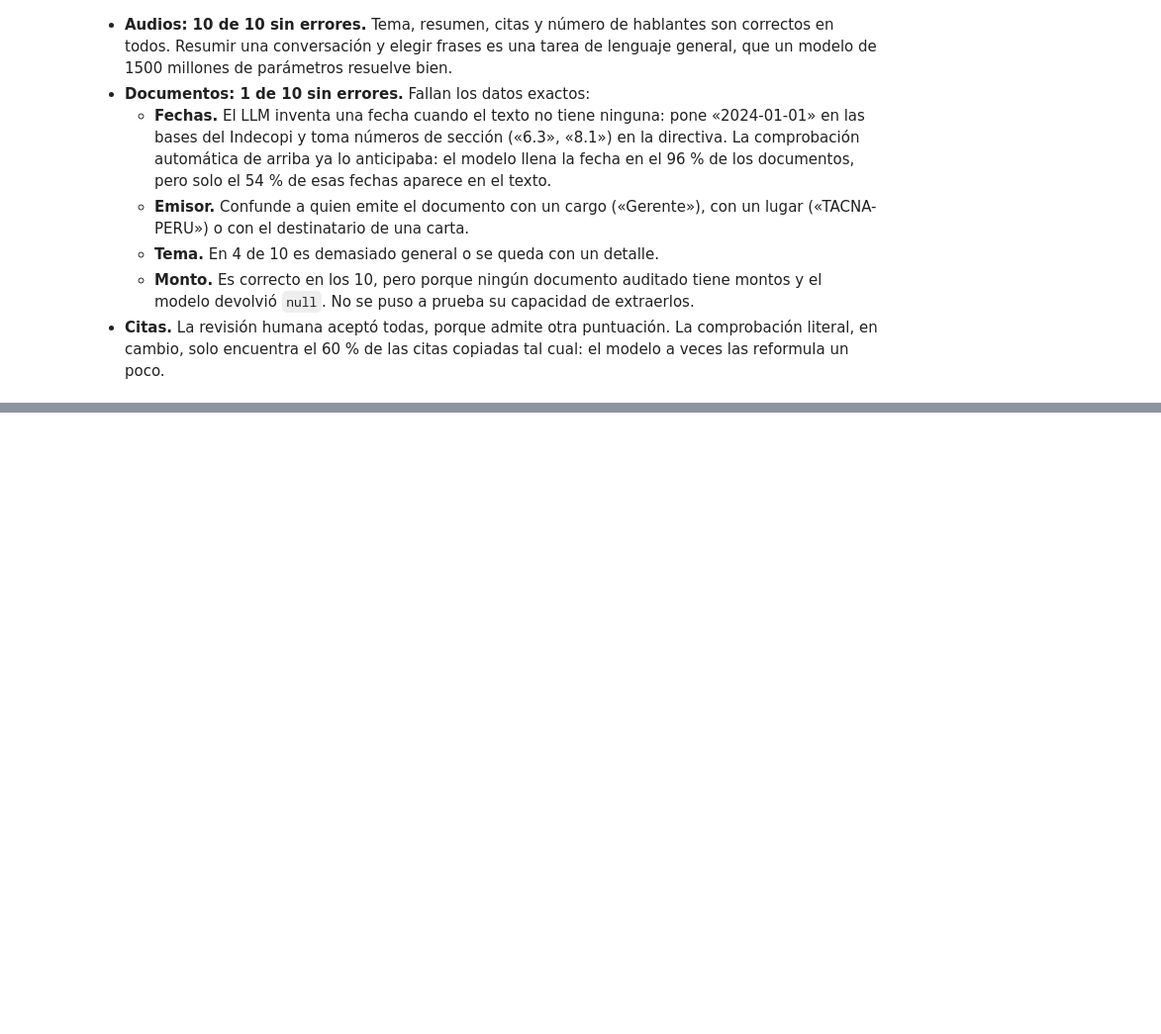
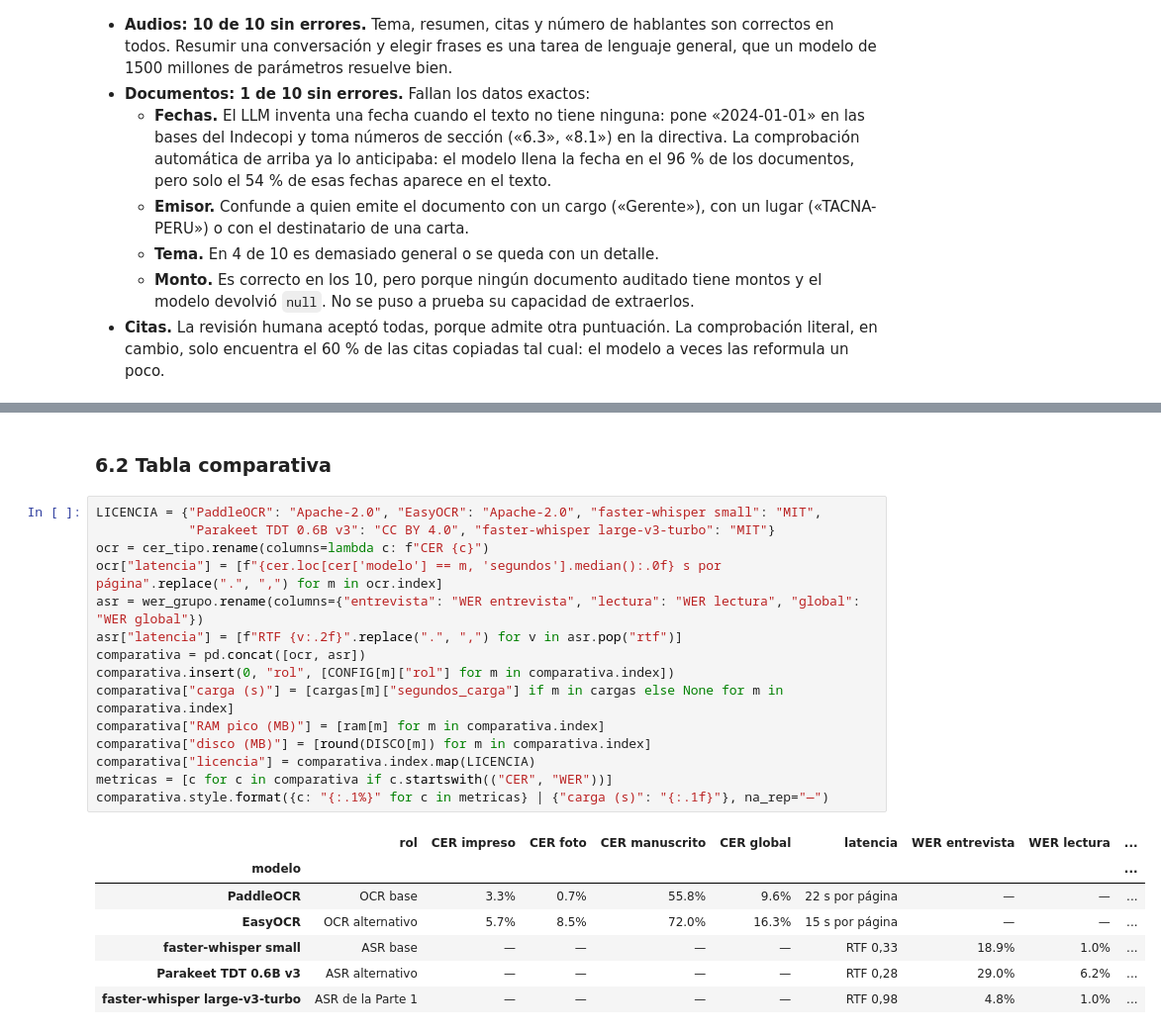
Before and after one commit to IvettexMamani/diplomado-python-2026, a Jupyter notebook: tarea_2/02_evaluacion.ipynb, the cells around one changed output, grey strips where cells are left out. Shown at 99% size. Saved outputs shown, nothing was run; the diff lists cells and outputs as text; blank space fills up the shorter version.

```diff
--- a/tarea_2/02_evaluacion.ipynb
+++ b/tarea_2/02_evaluacion.ipynb
@@ -912,0 +966,25 @@ auditoria.loc[auditoria["nota"] != "", ["id", "campo", "valor_llm", "nota"]]
+# %% [markdown]
+### 6.2 Tabla comparativa
+# %%
+LICENCIA = {"PaddleOCR": "Apache-2.0", "EasyOCR": "Apache-2.0", "faster-whisper small": "MIT",
+            "Parakeet TDT 0.6B v3": "CC BY 4.0", "faster-whisper large-v3-turbo": "MIT"}
+ocr = cer_tipo.rename(columns=lambda c: f"CER {c}")
+ocr["latencia"] = [f"{cer.loc[cer['modelo'] == m, 'segundos'].median():.0f} s por página".replace(".", ",") for m in ocr.index]
+asr = wer_grupo.rename(columns={"entrevista": "WER entrevista", "lectura": "WER lectura", "global": "WER global"})
+asr["latencia"] = [f"RTF {v:.2f}".replace(".", ",") for v in asr.pop("rtf")]
+comparativa = pd.concat([ocr, asr])
+comparativa.insert(0, "rol", [CONFIG[m]["rol"] for m in comparativa.index])
+comparativa["carga (s)"] = [cargas[m]["segundos_carga"] if m in cargas else None for m in comparativa.index]
+comparativa["RAM pico (MB)"] = [ram[m] for m in comparativa.index]
+comparativa["disco (MB)"] = [round(DISCO[m]) for m in comparativa.index]
+comparativa["licencia"] = comparativa.index.map(LICENCIA)
+metricas = [c for c in comparativa if c.startswith(("CER", "WER"))]
+comparativa.style.format({c: "{:.1%}" for c in metricas} | {"carga (s)": "{:.1f}"}, na_rep="—")
+# %% [output]
+|  | rol | CER impreso | CER foto | CER manuscrito | CER global | latencia | WER entrevista | WER lectura | ... |
+| modelo |  |  |  |  |  |  |  |  | ... |
+| PaddleOCR | OCR base | 3.3% | 0.7% | 55.8% | 9.6% | 22 s por página | — | — | ... |
+| EasyOCR | OCR alternativo | 5.7% | 8.5% | 72.0% | 16.3% | 15 s por página | — | — | ... |
+| faster-whisper small | ASR base | — | — | — | — | RTF 0,33 | 18.9% | 1.0% | ... |
+| Parakeet TDT 0.6B v3 | ASR alternativo | — | — | — | — | RTF 0,28 | 29.0% | 6.2% | ... |
+| faster-whisper large-v3-turbo | ASR de la Parte 1 | — | — | — | — | RTF 0,98 | 4.8% | 1.0% | ... |
```
Also changed, not shown: parts of 6 cells of this notebook, 1 other file.
